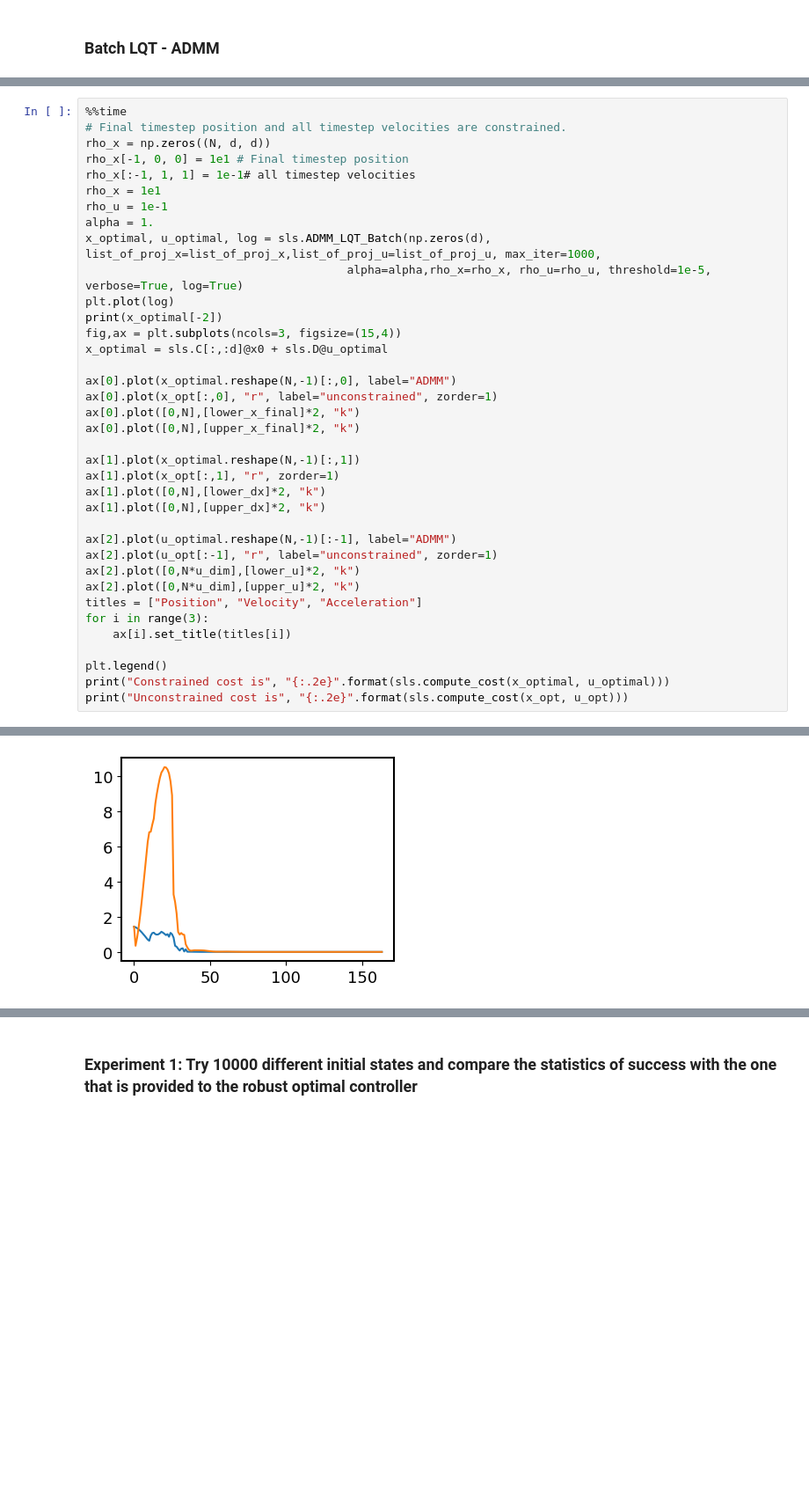
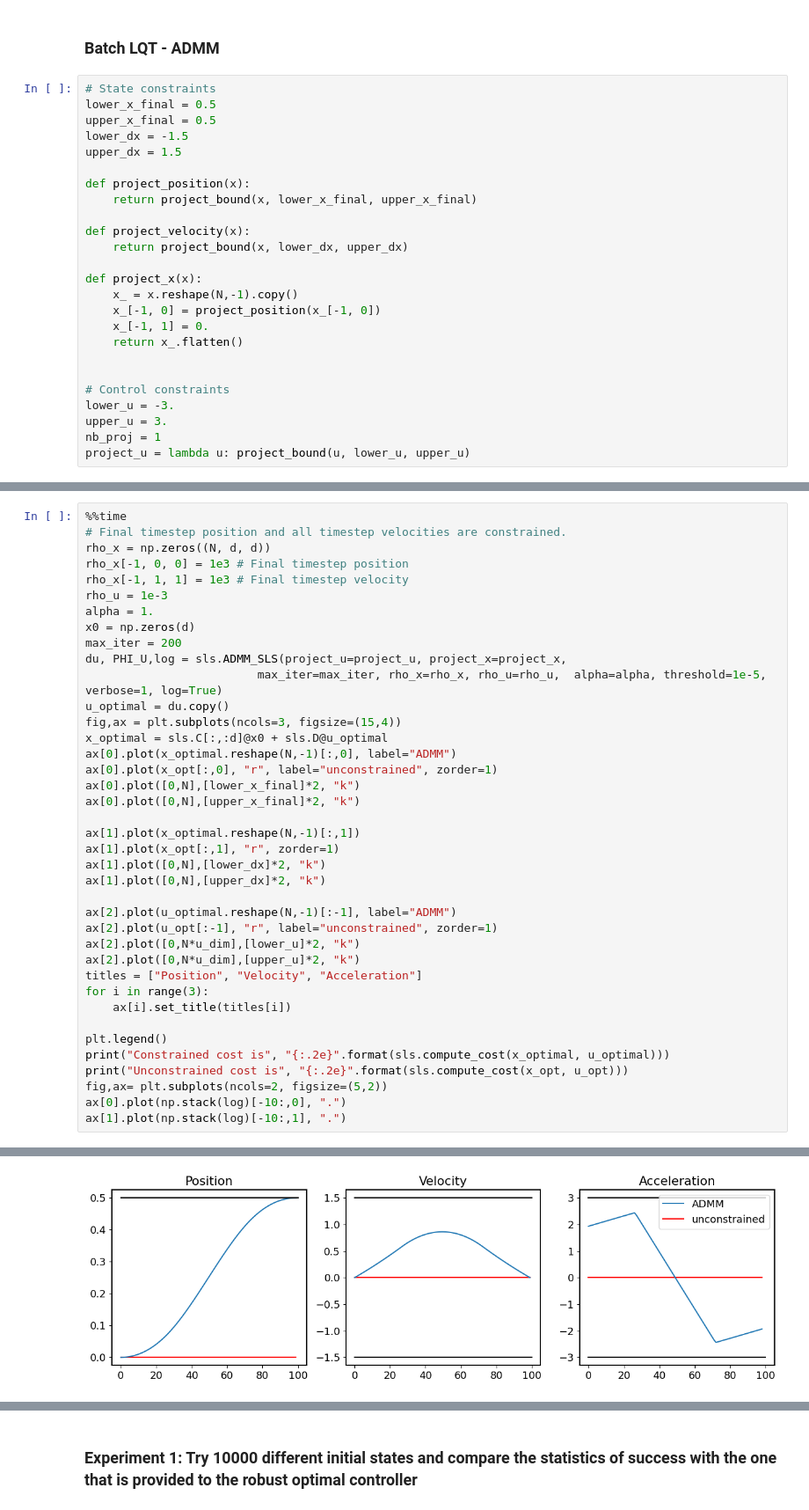
Before and after one commit to chenjianxing1/iLQR-ADMM, a Jupyter notebook: notebooks/Double integrator/LQR and SLS with state bounds.ipynb, the cells around one changed output, grey strips where cells are left out. Shown: that part at 88% size. Saved outputs shown, nothing was run; the diff lists cells and outputs as text; blank space fills up the shorter version.

```diff
--- a/notebooks/Double integrator/LQR and SLS with state bounds.ipynb
+++ b/notebooks/Double integrator/LQR and SLS with state bounds.ipynb
@@ -90,2 +72,27 @@ list_of_proj_u += [lambda u: project_bound(u, lower_u, upper_u)]
 # %% [markdown]
 ### Batch LQT - ADMM
+# %%
+# State constraints
+lower_x_final = 0.5
+upper_x_final = 0.5
+lower_dx = -1.5
+upper_dx = 1.5
+
+def project_position(x):
+    return project_bound(x, lower_x_final, upper_x_final)
+
+def project_velocity(x):
+    return project_bound(x, lower_dx, upper_dx)
+
+def project_x(x):
+    x_ = x.reshape(N,-1).copy()
+    x_[-1, 0] = project_position(x_[-1, 0])
+    x_[-1, 1] = 0.
+    return x_.flatten()
+
+
+# Control constraints
+lower_u = -3.
+upper_u = 3.
+nb_proj = 1
+project_u = lambda u: project_bound(u, lower_u, upper_u)
@@ -93,18 +234,17 @@ list_of_proj_u += [lambda u: project_bound(u, lower_u, upper_u)]
 %%time
 # Final timestep position and all timestep velocities are constrained.
 rho_x = np.zeros((N, d, d))
-rho_x[-1, 0, 0] = 1e1 # Final timestep position
-rho_x[:-1, 1, 1] = 1e-1# all timestep velocities
-rho_x = 1e1
-rho_u = 1e-1
+rho_x[-1, 0, 0] = 1e3 # Final timestep position
+rho_x[-1, 1, 1] = 1e3 # Final timestep velocity
+rho_u = 1e-3
 alpha = 1.
-x_optimal, u_optimal, log = sls.ADMM_LQT_Batch(np.zeros(d), list_of_proj_x=list_of_proj_x,list_of_proj_u=list_of_proj_u, max_iter=1000,
-                                      alpha=alpha,rho_x=rho_x, rho_u=rho_u, threshold=1e-5, verbose=True, log=True)
-plt.plot(log)
-print(x_optimal[-2])
+x0 = np.zeros(d)
+max_iter = 200
+du, PHI_U,log = sls.ADMM_SLS(project_u=project_u, project_x=project_x,
+                         max_iter=max_iter, rho_x=rho_x, rho_u=rho_u,  alpha=alpha, threshold=1e-5, verbose=1, log=True)
+u_optimal = du.copy()
 fig,ax = plt.subplots(ncols=3, figsize=(15,4))
 x_optimal = sls.C[:,:d]@x0 + sls.D@u_optimal
-
 ax[0].plot(x_optimal.reshape(N,-1)[:,0], label="ADMM")
 ax[0].plot(x_opt[:,0], "r", label="unconstrained", zorder=1)
 ax[0].plot([0,N],[lower_x_final]*2, "k")
@@ -126,4 +266,7 @@ for i in range(3):
 plt.legend()
 print("Constrained cost is", "{:.2e}".format(sls.compute_cost(x_optimal, u_optimal)))
 print("Unconstrained cost is", "{:.2e}".format(sls.compute_cost(x_opt, u_opt)))
+fig,ax= plt.subplots(ncols=2, figsize=(5,2))
+ax[0].plot(np.stack(log)[-10:,0], ".")
+ax[1].plot(np.stack(log)[-10:,1], ".")
 # %% [output]
@@ -136 +280 @@ Wall time: 188 ms
-[figure, old version]
+[figure, new version]
```
Also changed, not shown: parts of 18 cells of this notebook, 15 other files.
